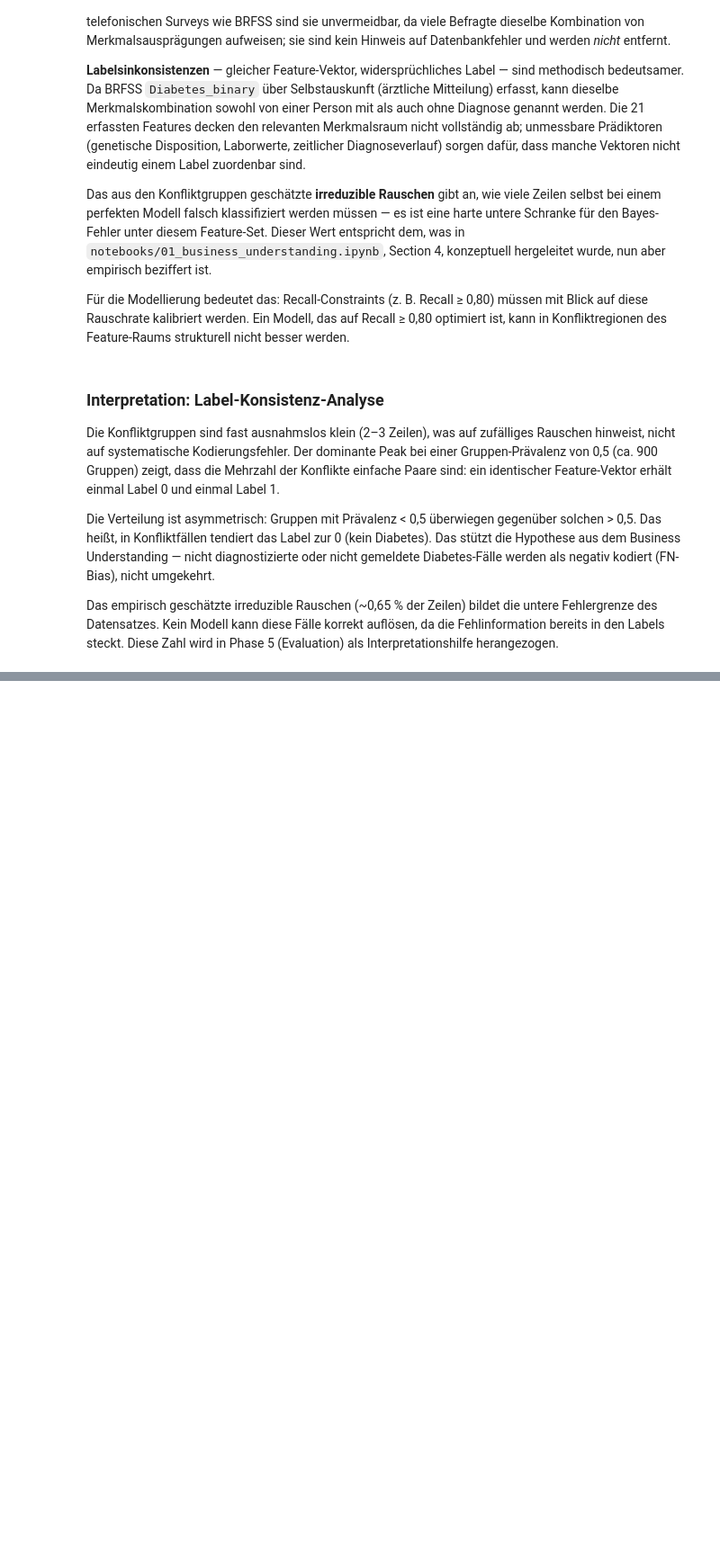
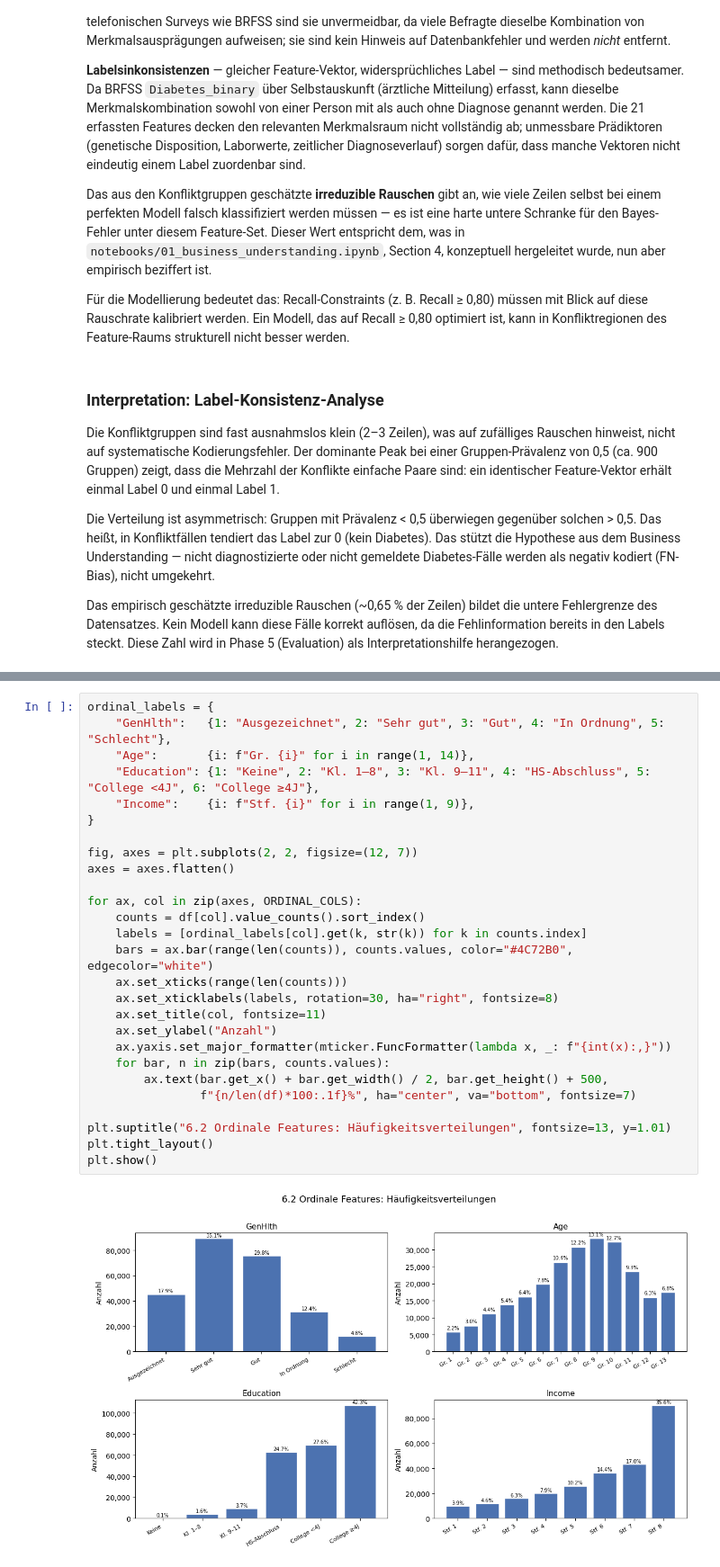
Before and after one commit to Hasher26/Diabetes-Prediction-Hasher, a Jupyter notebook: notebooks/02_data_understanding.ipynb, the cells around one changed output, grey strips where cells are left out. Shown at 90% size. Drawn from its saved outputs; the diff is of its cells as text; blank space fills up the shorter version.

```diff
--- a/notebooks/02_data_understanding.ipynb
+++ b/notebooks/02_data_understanding.ipynb
@@ -310,0 +367,29 @@ als Interpretationshilfe herangezogen.
+# %%
+ordinal_labels = {
+    "GenHlth":   {1: "Ausgezeichnet", 2: "Sehr gut", 3: "Gut", 4: "In Ordnung", 5: "Schlecht"},
+    "Age":       {i: f"Gr. {i}" for i in range(1, 14)},
+    "Education": {1: "Keine", 2: "Kl. 1–8", 3: "Kl. 9–11", 4: "HS-Abschluss", 5: "College <4J", 6: "College ≥4J"},
+    "Income":    {i: f"Stf. {i}" for i in range(1, 9)},
+}
+
+fig, axes = plt.subplots(2, 2, figsize=(12, 7))
+axes = axes.flatten()
+
+for ax, col in zip(axes, ORDINAL_COLS):
+    counts = df[col].value_counts().sort_index()
+    labels = [ordinal_labels[col].get(k, str(k)) for k in counts.index]
+    bars = ax.bar(range(len(counts)), counts.values, color="#4C72B0", edgecolor="white")
+    ax.set_xticks(range(len(counts)))
+    ax.set_xticklabels(labels, rotation=30, ha="right", fontsize=8)
+    ax.set_title(col, fontsize=11)
+    ax.set_ylabel("Anzahl")
+    ax.yaxis.set_major_formatter(mticker.FuncFormatter(lambda x, _: f"{int(x):,}"))
+    for bar, n in zip(bars, counts.values):
+        ax.text(bar.get_x() + bar.get_width() / 2, bar.get_height() + 500,
+                f"{n/len(df)*100:.1f}%", ha="center", va="bottom", fontsize=7)
+
+plt.suptitle("6.2 Ordinale Features: Häufigkeitsverteilungen", fontsize=13, y=1.01)
+plt.tight_layout()
+plt.show()
+# %% [output]
+[figure, added]
```
Also changed, not shown: parts of 32 cells of this notebook.
